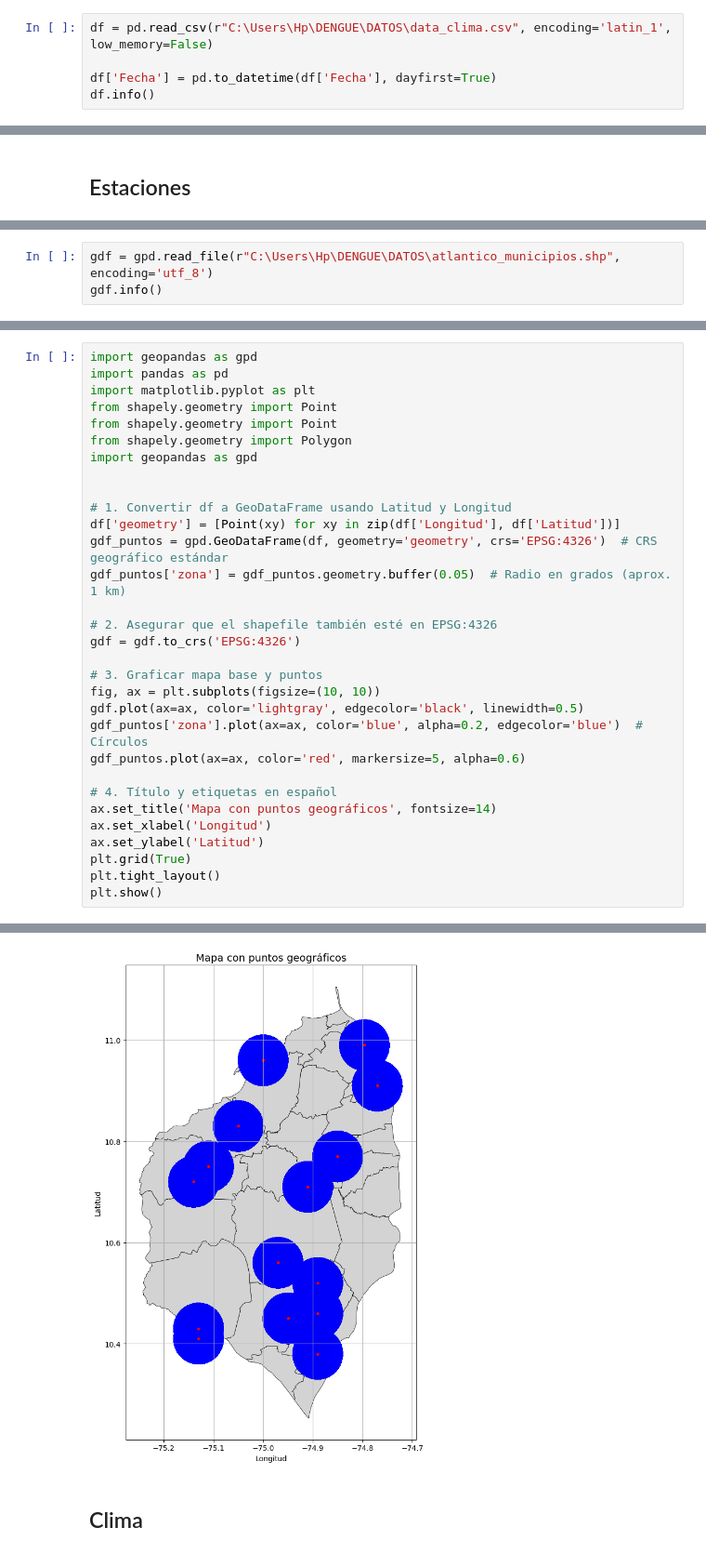
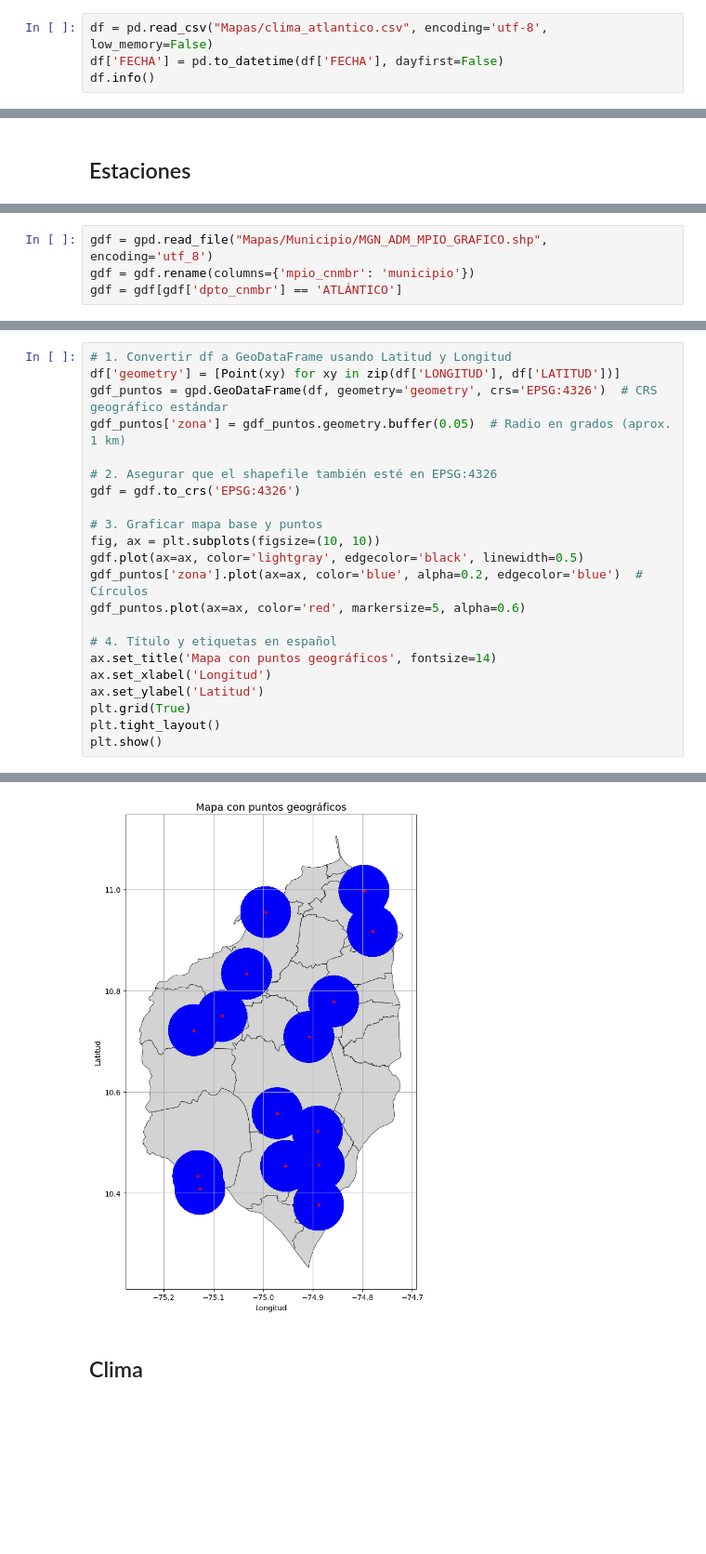
Before and after one commit to Darally06/Dengue_caracterization, a Jupyter notebook: clima.ipynb, the cells around one changed output, grey strips where cells are left out. Shown at 93% size. Saved outputs shown, nothing was run; the diff lists cells and outputs as text; blank space fills up the shorter version.

```diff
--- a/clima.ipynb
+++ b/clima.ipynb
@@ -11,7 +18,6 @@ from scipy import stats
 # %%
-df = pd.read_csv(r"C:\Users\Hp\DENGUE\DATOS\data_clima.csv", encoding='latin_1', low_memory=False)
-
-df['Fecha'] = pd.to_datetime(df['Fecha'], dayfirst=True)
+df = pd.read_csv("Mapas/clima_atlantico.csv", encoding='utf-8', low_memory=False)
+df['FECHA'] = pd.to_datetime(df['FECHA'], dayfirst=False)
 df.info()
 # %% [output]
 <class 'pandas.core.frame.DataFrame'>
@@ -50,5 +56,6 @@ Fechas
 Fecha mínima 2016-12-31 00:00:00
 Fecha máxima 2024-01-01 00:00:00
 # %%
-gdf = gpd.read_file(r"C:\Users\Hp\DENGUE\DATOS\atlantico_municipios.shp", encoding='utf_8')
-gdf.info()
+gdf = gpd.read_file("Mapas/Municipio/MGN_ADM_MPIO_GRAFICO.shp", encoding='utf_8')
+gdf = gdf.rename(columns={'mpio_cnmbr': 'municipio'})
+gdf = gdf[gdf['dpto_cnmbr'] == 'ATLÁNTICO']
@@ -75,36 +62,27 @@ memory usage: 2.2+ KB
 # %%
-import geopandas as gpd
-import pandas as pd
-import matplotlib.pyplot as plt
-from shapely.geometry import Point
-from shapely.geometry import Point
-from shapely.geometry import Polygon
-import geopandas as gpd
-
-
 # 1. Convertir df a GeoDataFrame usando Latitud y Longitud
-df['geometry'] = [Point(xy) for xy in zip(df['Longitud'], df['Latitud'])]
+df['geometry'] = [Point(xy) for xy in zip(df['LONGITUD'], df['LATITUD'])]
 gdf_puntos = gpd.GeoDataFrame(df, geometry='geometry', crs='EPSG:4326')  # CRS geográfico estándar
 gdf_puntos['zona'] = gdf_puntos.geometry.buffer(0.05)  # Radio en grados (aprox. 1 km)
 
 # 2. Asegurar que el shapefile también esté en EPSG:4326
 gdf = gdf.to_crs('EPSG:4326')
 
 # 3. Graficar mapa base y puntos
 fig, ax = plt.subplots(figsize=(10, 10))
 gdf.plot(ax=ax, color='lightgray', edgecolor='black', linewidth=0.5)
 gdf_puntos['zona'].plot(ax=ax, color='blue', alpha=0.2, edgecolor='blue')  # Círculos
 gdf_puntos.plot(ax=ax, color='red', markersize=5, alpha=0.6)
 
 # 4. Título y etiquetas en español
 ax.set_title('Mapa con puntos geográficos', fontsize=14)
 ax.set_xlabel('Longitud')
 ax.set_ylabel('Latitud')
 plt.grid(True)
 plt.tight_layout()
 plt.show()
 # %% [output]
   gdf_puntos['zona'] = gdf_puntos.geometry.buffer(0.05)  # Radio en grados (aprox. 1 km)
-[figure, old version]
+[figure, new version]
 # %% [markdown]
 ## Clima
```
Also changed, not shown: parts of 12 cells of this notebook.
